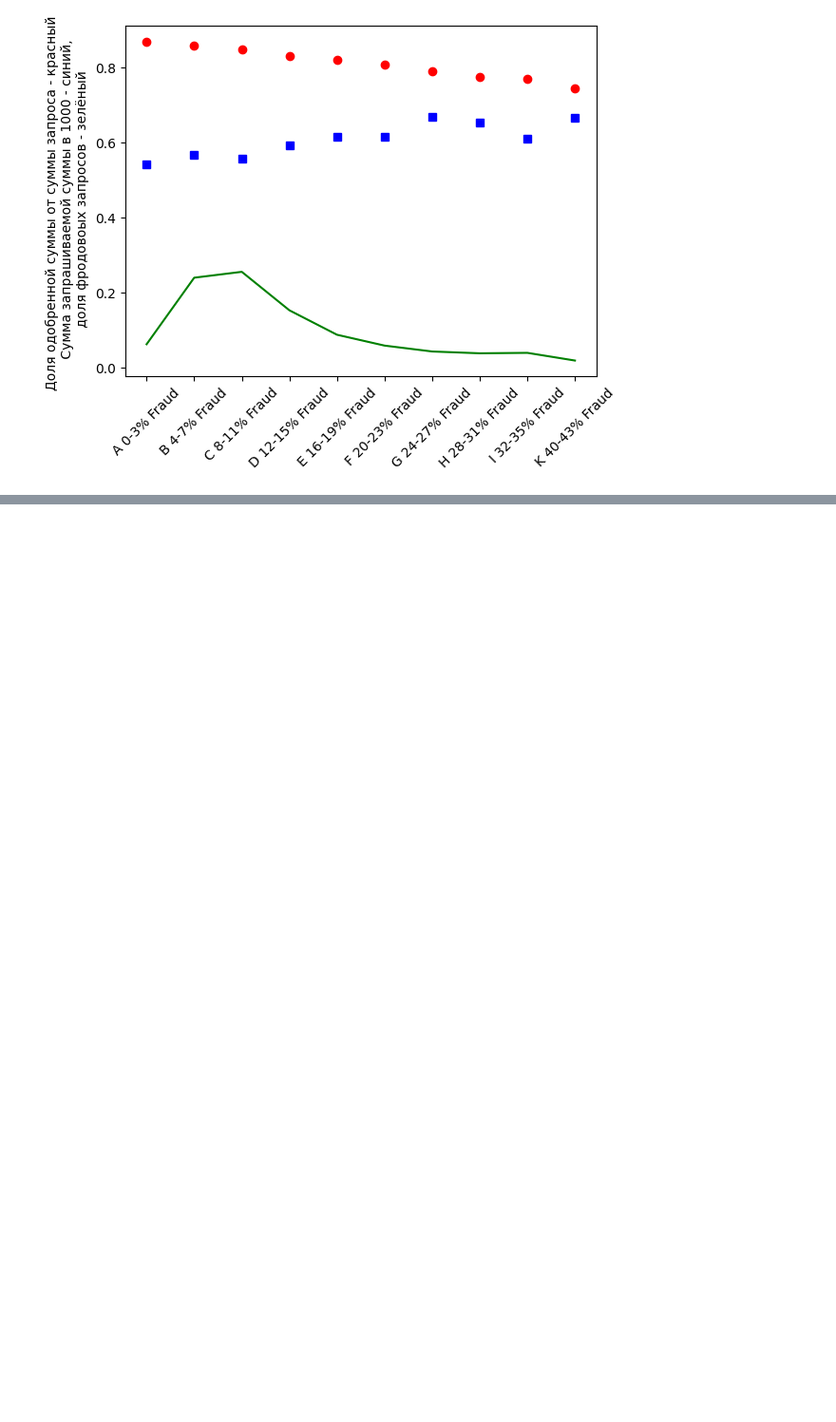
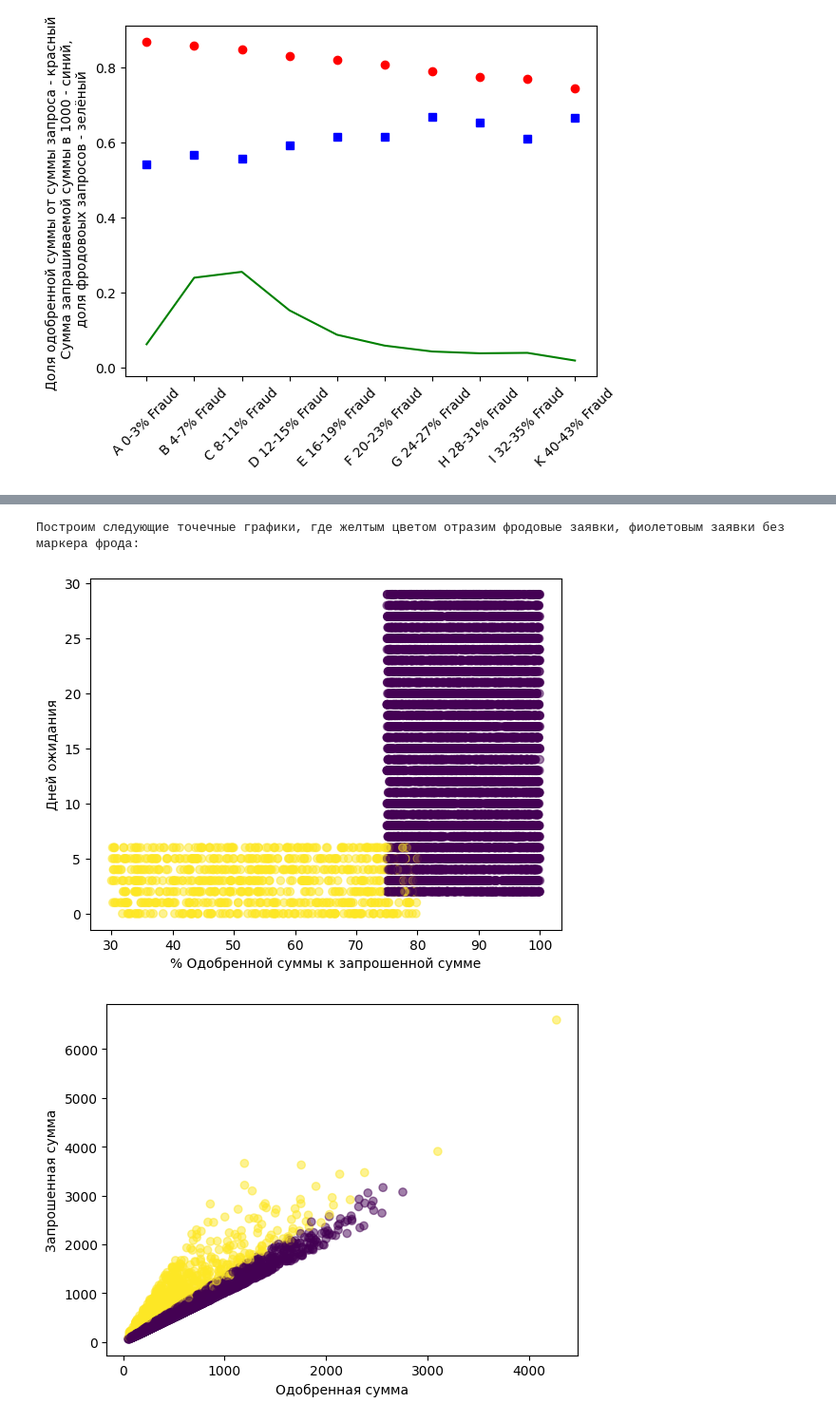
Before and after one commit to MLHe1d/HeathCareFraudDetecting, a Jupyter notebook: preparing.ipynb, the cells around one changed output, grey strips where cells are left out. Shown at 95% size. Cells and saved outputs as stored; diff of their text form; code cells hidden in the pictures; blank space fills up the shorter version.

```diff
--- a/preparing.ipynb
+++ b/preparing.ipynb
@@ -155,0 +200,19 @@ plt.show()
+# %%
+print('Построим следующие точечные графики, где желтым цветом отразим фродовые заявки, фиолетовым заявки без маркера фрода:')
+plt.figure()
+
+plt.subplot(111)
+plt.ylabel('Дней ожидания')
+plt.xlabel('% Одобренной суммы к запрошенной сумме')
+plt.scatter(df['(%)_Approved_amount'],df['Days_Between_Service_and_Claim'], c=df['Is_Fraud'], alpha=0.5)
+plt.show()
+
+plt.subplot(111)
+plt.ylabel('Запрошенная сумма')
+plt.xlabel('Одобренная сумма')
+plt.scatter(df['Approved_Amount'],df['Claim_Amount'], c=df['Is_Fraud'], alpha=0.5)
+plt.show()
+# %% [output]
+Построим следующие точечные графики, где желтым цветом отразим фродовые заявки, фиолетовым заявки без маркера фрода:
+[figure, added]
+[figure, added]
```
Also changed, not shown: parts of 5 cells of this notebook, 1 other file.
